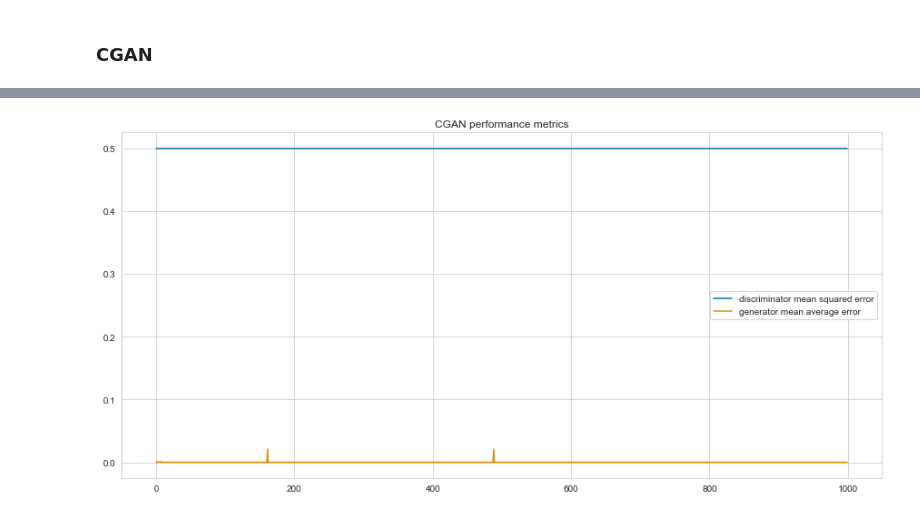
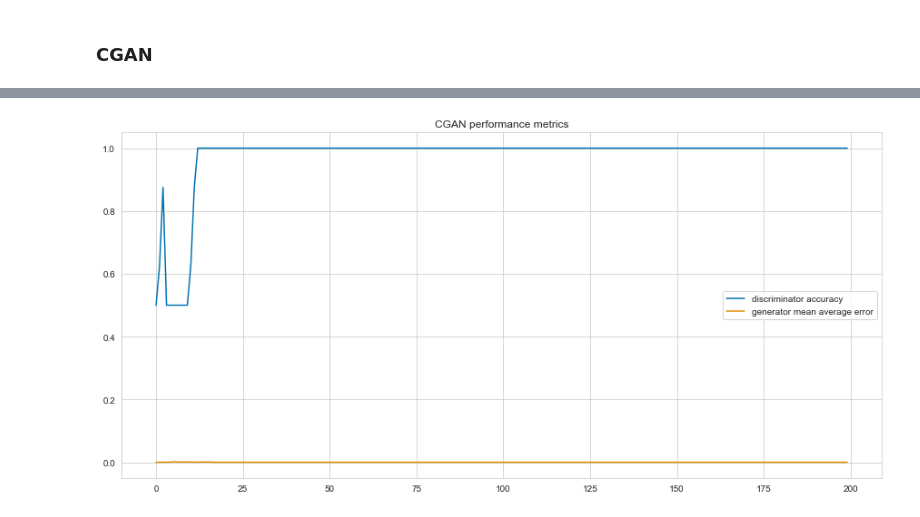
Before and after one commit to denominations-io/macroeconomics, a Jupyter notebook: cgan.ipynb, the cells around one changed output, grey strips where cells are left out. Drawn from its saved outputs; the diff is of its cells as text; code cells hidden in the pictures.

Commit message:
update cgan discriminator

```diff
--- a/cgan.ipynb
+++ b/cgan.ipynb
@@ -576,7 +567,7 @@ Trainable params: 2,285,068
 Non-trainable params: 0
 __________________________________________________________________________________________________
 # %%
-generator.compile('adam', loss='mse', metrics=['mse'])
+generator.compile('sgd', loss='mse', metrics=['mse'])
 # %%
-generator.fit([src_input, src_history_input, tar_input], tar_input, batch_size=gan_params['batch_size'], epochs=5)
+generator.fit([src_input, src_history_input, tar_input], tar_input, batch_size=gan_params['batch_size'], epochs=8)
 # %% [output]
@@ -596,20 +593,22 @@ Epoch 5/5
 ### Discriminator
 # %%
 def build_discriminator(params):
-    output = tf.keras.layers.Input(shape=(params['num_variables'], 1), name='disc_input')
+    dshape = params['num_variables'], 1
+    batch_shape = params['batch_size'], params['num_variables'], 1
 
-    d = tf.keras.layers.Dense(params['bi_lstm_units'], activation='tanh')(output)
-    d = tf.keras.layers.Dropout(params['dropout_rate'])(d)
-    d = tf.keras.layers.Flatten()(d)
-    d = tf.keras.layers.Dense(1, activation='softmax')(d)
+    generator_output = tf.keras.layers.Input(shape=(dshape))
 
-    discriminator = tf.keras.models.Model(output, d, name="discriminator")
-    discriminator.summary()
-
-    return discriminator
+    d = tf.keras.models.Sequential(name='discriminator')
+    d.add(tf.keras.layers.Bidirectional(
+        tf.keras.layers.LSTM(params['bi_lstm_units']), batch_input_shape=(batch_shape)))
+    d.add(tf.keras.layers.Dropout(params['dropout_rate']))
+    d.add(tf.keras.layers.Dense(1, activation='sigmoid'))
+    d.summary()
+    return tf.keras.models.Model(generator_output, d(generator_output), name='discriminator')
 # %%
 discriminator = build_discriminator({**gan_params, **discriminator_params})
-discriminator.compile(loss='binary_crossentropy', optimizer='adam', metrics=['accuracy'])
+discriminator.compile(loss='binary_crossentropy',
+                      optimizer=tf.keras.optimizers.Adam(lr=discriminator_params['lr']), metrics=['accuracy'])
 # %% [output]
 Model: "discriminator"
 _________________________________________________________________
@@ -742,12 +747,12 @@ plt.show()
 # %%
 plt.figure(figsize=(15,7))
-plt.plot([metrics[1] for metrics in d_metrics], label='discriminator mean squared error')
+plt.plot([metrics[1] for metrics in d_metrics], label='discriminator accuracy')
 plt.plot([metrics[1] for metrics in g_metrics], label='generator mean average error')
 plt.legend()
 plt.title('CGAN performance metrics')
 plt.show()
 # %% [output]
-[figure, old version]
+[figure, new version]
 # %%
 var_batch = np.random.normal(-1.0, 1.0, size=[n, num_variables, gan_params['num_timesteps']])
 y_batch = np.random.normal(-1.0, 1.0, size=[n, num_variables, 1])
```
Also changed, not shown: parts of 23 cells of this notebook.
